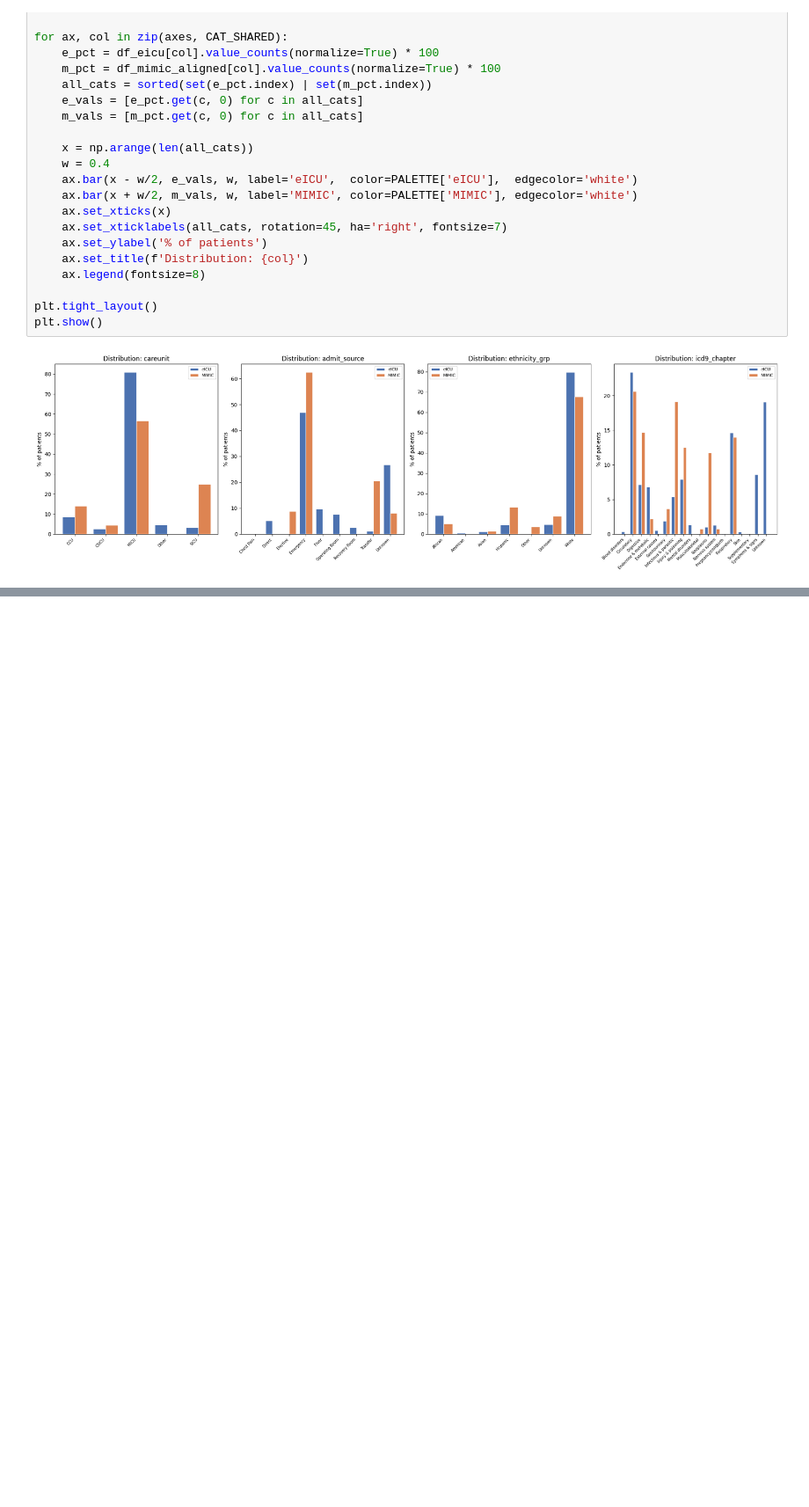
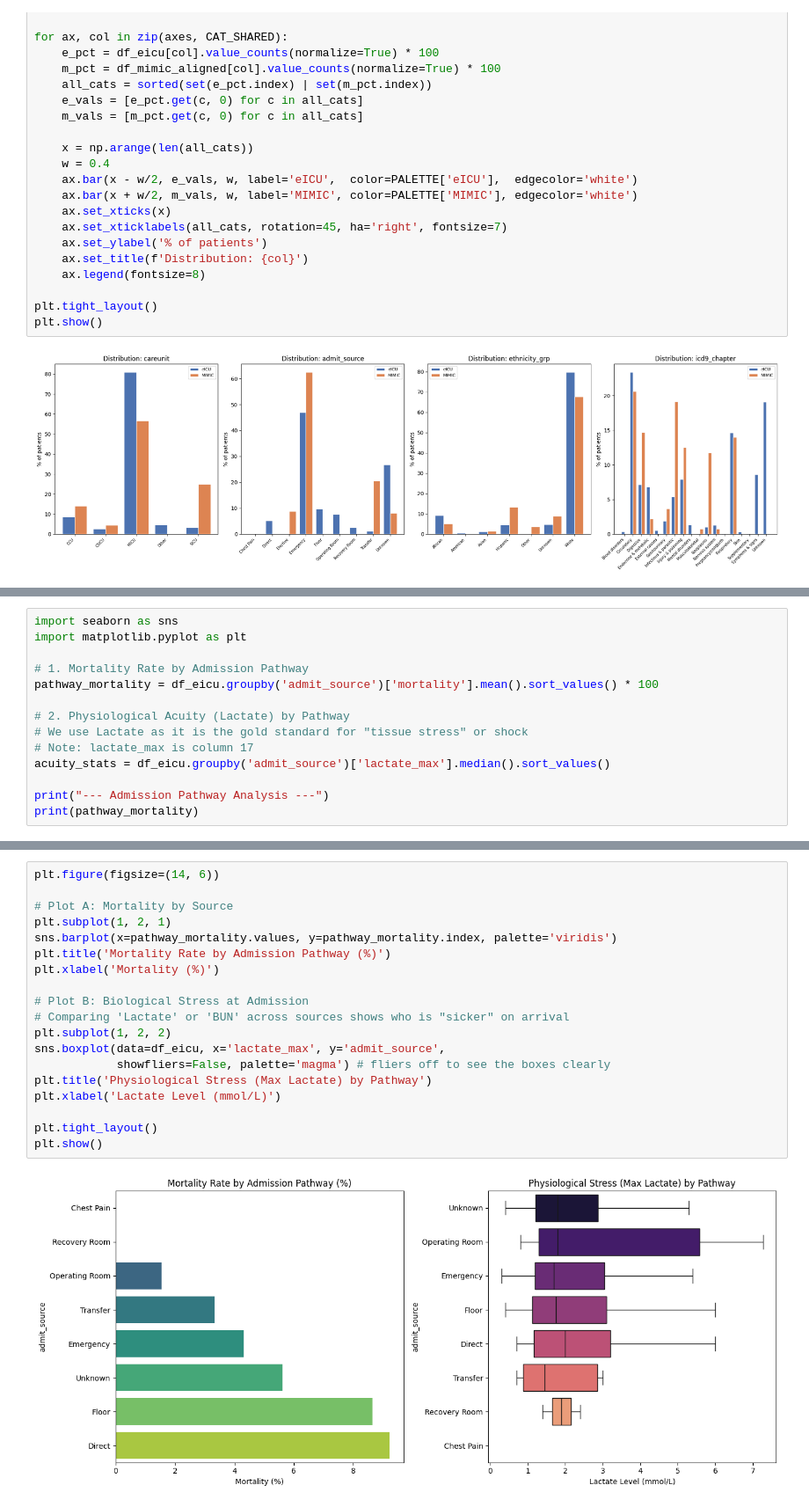
Before and after one commit to kimiadorrani/ICU-mortality-prediction, a Jupyter notebook: notebooks/01_data_exploration_02.ipynb, the cells around one changed output, grey strips where cells are left out. Shown at 88% size. Drawn from its saved outputs; the diff is of its cells as text; blank space fills up the shorter version.

```diff
--- a/notebooks/01_data_exploration_02.ipynb
+++ b/notebooks/01_data_exploration_02.ipynb
@@ -1013,0 +1019,14 @@ plt.show()
+# %%
+import seaborn as sns
+import matplotlib.pyplot as plt
+
+# 1. Mortality Rate by Admission Pathway
+pathway_mortality = df_eicu.groupby('admit_source')['mortality'].mean().sort_values() * 100
+
+# 2. Physiological Acuity (Lactate) by Pathway
+# We use Lactate as it is the gold standard for "tissue stress" or shock
+# Note: lactate_max is column 17
+acuity_stats = df_eicu.groupby('admit_source')['lactate_max'].median().sort_values()
+
+print("--- Admission Pathway Analysis ---")
+print(pathway_mortality)
@@ -1013,0 +1045,21 @@ plt.show()
+# %%
+plt.figure(figsize=(14, 6))
+
+# Plot A: Mortality by Source
+plt.subplot(1, 2, 1)
+sns.barplot(x=pathway_mortality.values, y=pathway_mortality.index, palette='viridis')
+plt.title('Mortality Rate by Admission Pathway (%)')
+plt.xlabel('Mortality (%)')
+
+# Plot B: Biological Stress at Admission
+# Comparing 'Lactate' or 'BUN' across sources shows who is "sicker" on arrival
+plt.subplot(1, 2, 2)
+sns.boxplot(data=df_eicu, x='lactate_max', y='admit_source',
+            showfliers=False, palette='magma') # fliers off to see the boxes clearly
+plt.title('Physiological Stress (Max Lactate) by Pathway')
+plt.xlabel('Lactate Level (mmol/L)')
+
+plt.tight_layout()
+plt.show()
+# %% [output]
+[figure, added]
```
Also changed, not shown: parts of 9 cells of this notebook.
